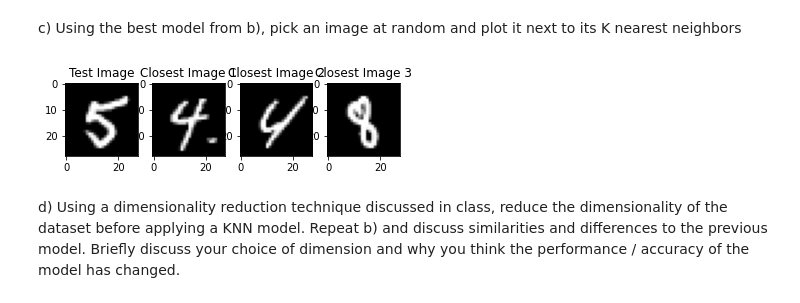
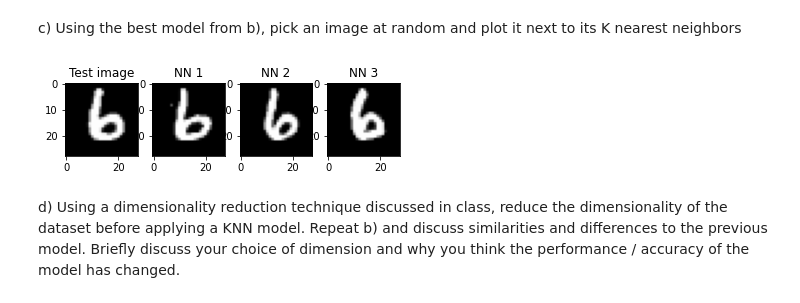
Before and after one commit to tnikas/Data-Science-Fundamentals, a Jupyter notebook: lecture_12/worksheet_12.ipynb, the cells around one changed output. Cells and saved outputs as stored; diff of their text form; code cells hidden in the pictures.

```diff
--- a/lecture_12/worksheet_12.ipynb
+++ b/lecture_12/worksheet_12.ipynb
@@ -186,0 +187,17 @@ plt.show()
+# %%
+from sklearn.neighbors import KNeighborsClassifier
+from tqdm import tqdm
+training_accuracies = []
+testing_accuracies = []
+for k in tqdm(range(1, 21)):
+    knn = KNeighborsClassifier(n_neighbors=k)
+    knn.fit(X_train, y_train)
+    training_accuracies.append(knn.score(X_train, y_train))
+    testing_accuracies.append(knn.score(X_test, y_test))
+plt.xticks(range(1, 21))
+plt.xlabel("k")
+plt.ylabel("accuracy")
+plt.plot(range(1, 21), training_accuracies, label="training")
+plt.plot(range(1, 21), testing_accuracies, label="testing")
+plt.legend()
+plt.show()
@@ -187,19 +206,17 @@ plt.show()
 # %% [markdown]
 c) Using the best model from b), pick an image at random and plot it next to its K nearest neighbors
 # %%
-# pick an image at random
 index = np.random.choice(X_test.shape[0])
 image = X_test[index]
-# plot the image next to its 3 nearest neighbors using n_closest_to
-_, axes = plt.subplots(1, 4)
-axes[0].imshow(image.reshape(28, 28), cmap='gray')
-axes[0].set_title("Test Image")
-for i, index in enumerate(n_closest_to(image, 3)):
-    axes[i+1].imshow(X_train[index].reshape(28, 28), cmap='gray')
-    axes[i+1].set_title(f"Closest Image {i+1}")
+plt.subplot(1, 4, 1)
+plt.imshow(image.reshape(28, 28), cmap="gray")
+plt.title("Test image")
+for i in range(3):
+    plt.subplot(1, 4, i + 2)
+    plt.imshow(X_train[knn.kneighbors([image], 3, return_distance=False)[0][i]].reshape(28, 28), cmap="gray")
+    plt.title(f"NN {i + 1}")
 plt.show()
-# predict the class of the test image using majority function
 # %% [output]
-[figure, old version]
+[figure, new version]
 # %% [markdown]
 d) Using a dimensionality reduction technique discussed in class, reduce the dimensionality of the dataset before applying a KNN model. Repeat b) and discuss similarities and differences to the previous model. Briefly discuss your choice of dimension and why you think the performance / accuracy of the model has changed.
```
Also changed, not shown: parts of 5 cells of this notebook.
